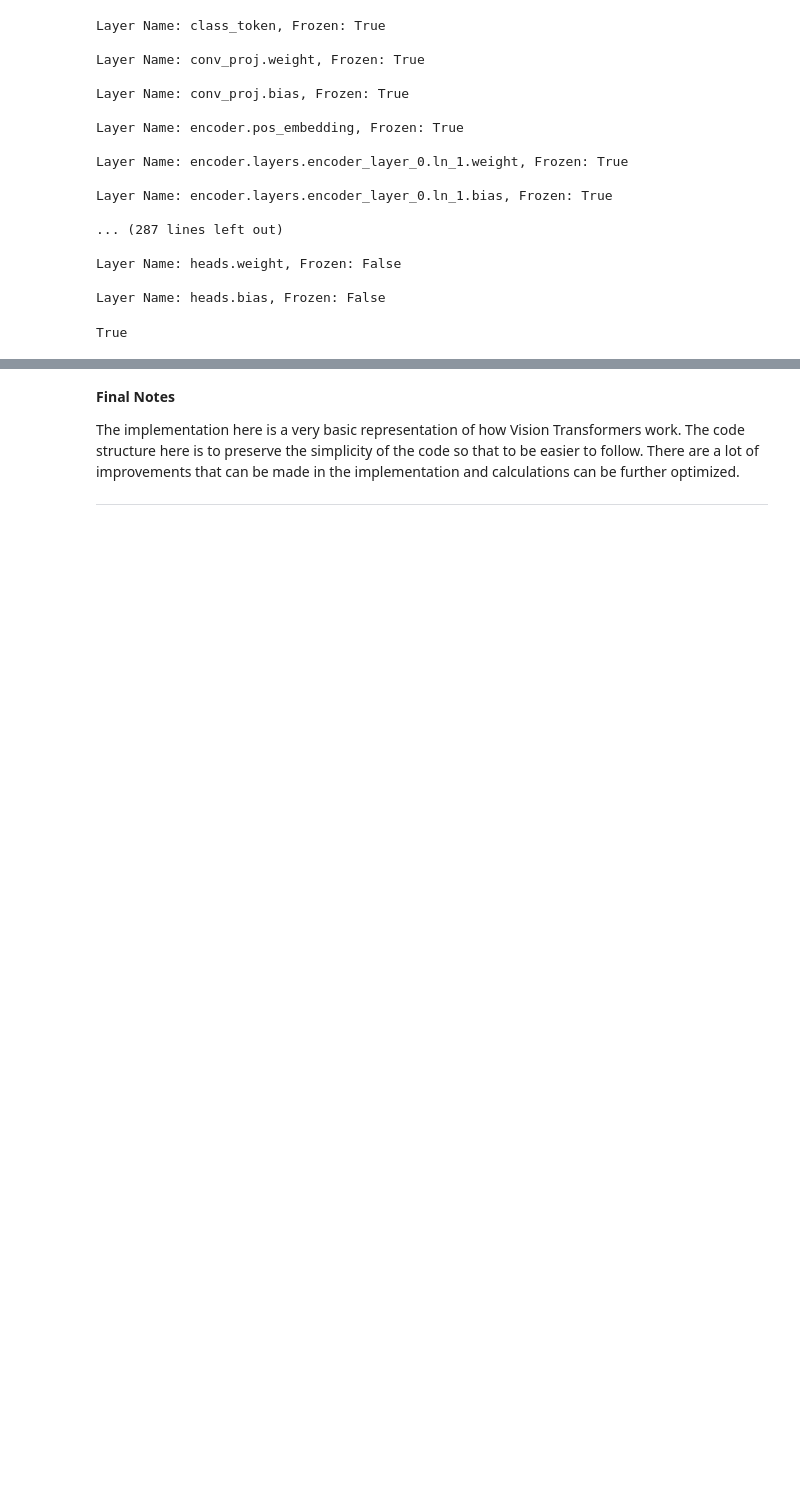
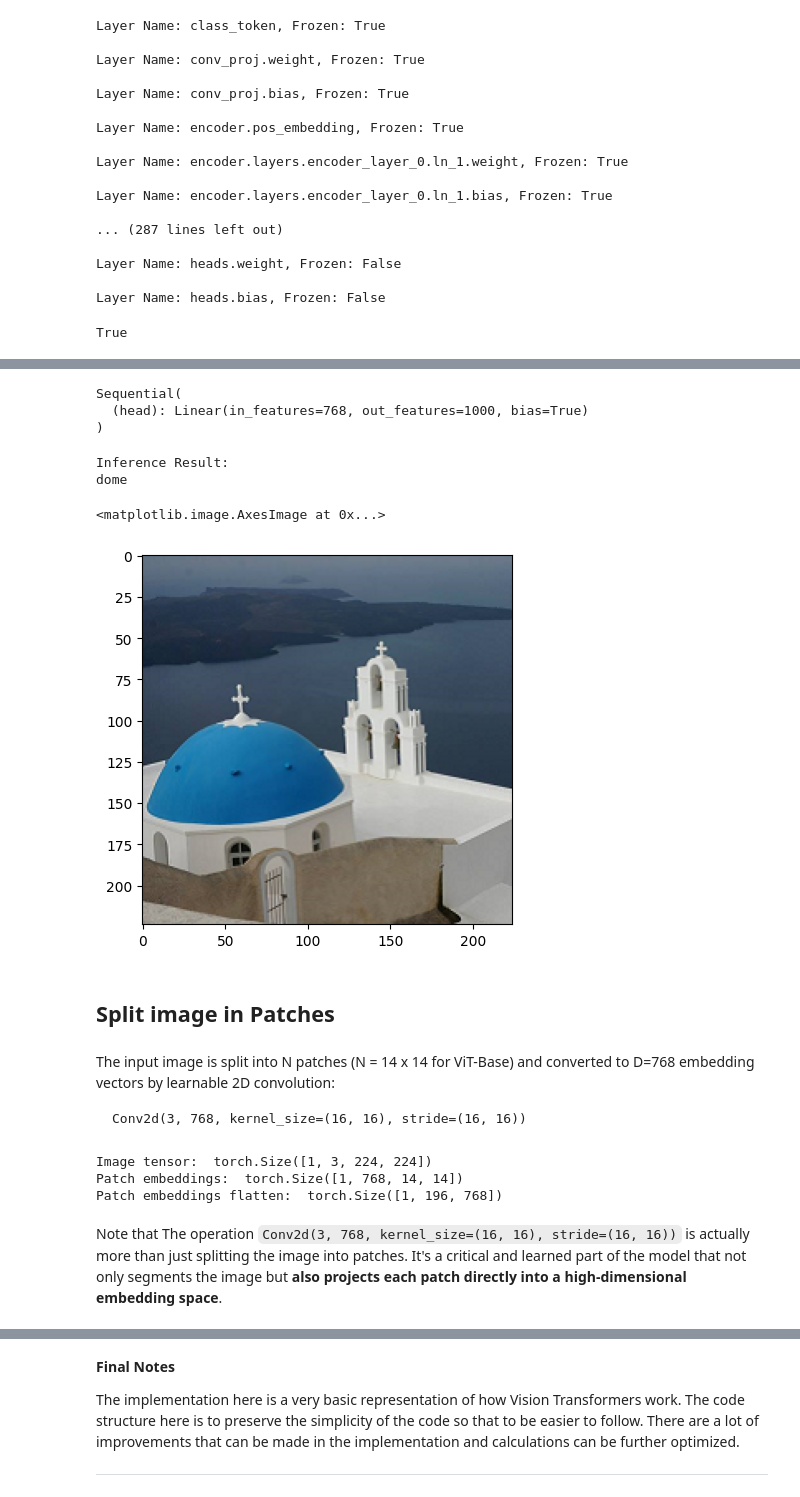
Before and after one commit to IVUL-KAUST/TahakomTraining, a Jupyter notebook: Week-1-Transformers/Day2-Vision-Transformer.ipynb, the cells around one changed output, grey strips where cells are left out. Saved outputs shown, nothing was run; the diff lists cells and outputs as text; code cells hidden in the pictures; blank space fills up the shorter version.

````diff
--- a/Week-1-Transformers/Day2-Vision-Transformer.ipynb
+++ b/Week-1-Transformers/Day2-Vision-Transformer.ipynb
@@ -1007,0 +1081,43 @@ about the 2D positions of the patches and all spatial relations between the patc
+# %%
+import torchvision.models as models
+# Load back the imagenet weights for visualization
+vision_transformer = models.vit_b_16(weights=models.ViT_B_16_Weights.DEFAULT)
+vision_transformer.to(device)
+vision_transformer.eval() # We are going to use the model in inference mode
+vision_transformer.heads
+# %% [output]
+Sequential(
+  (head): Linear(in_features=768, out_features=1000, bias=True)
+)
+# %%
+# end-to-end inference
+output = vision_transformer(img_tensor)
+print("Inference Result:")
+print(imagenet_labels[int(torch.argmax(output))])
+plt.imshow(img)
+# %% [output]
+Inference Result:
+dome
+<matplotlib.image.AxesImage at 0x...>
+[figure, added]
+# %% [markdown]
+## Split image in Patches
+# %% [markdown]
+The input image is split into N patches (N = 14 x 14 for ViT-Base)
+and converted to D=768 embedding vectors by learnable 2D convolution:
+```
+Conv2d(3, 768, kernel_size=(16, 16), stride=(16, 16))
+```
+# %%
+patches = vision_transformer.conv_proj(img_tensor)  # patch embedding convolution
+print("Image tensor: ", img_tensor.shape)
+print("Patch embeddings: ", patches.shape)
+patches=patches.permute(0, 2, 3, 1)
+patches=patches.view(1, -1, 768)
+print("Patch embeddings flatten: ", patches.shape)
+# %% [output]
+Image tensor:  torch.Size([1, 3, 224, 224])
+Patch embeddings:  torch.Size([1, 768, 14, 14])
+Patch embeddings flatten:  torch.Size([1, 196, 768])
+# %% [markdown]
+Note that The operation `Conv2d(3, 768, kernel_size=(16, 16), stride=(16, 16))` is actually more than just splitting the image into patches. It's a critical and learned part of the model that not only segments the image but **also projects each patch directly into a high-dimensional embedding space**.
````
Also changed, not shown: parts of 66 cells of this notebook.
